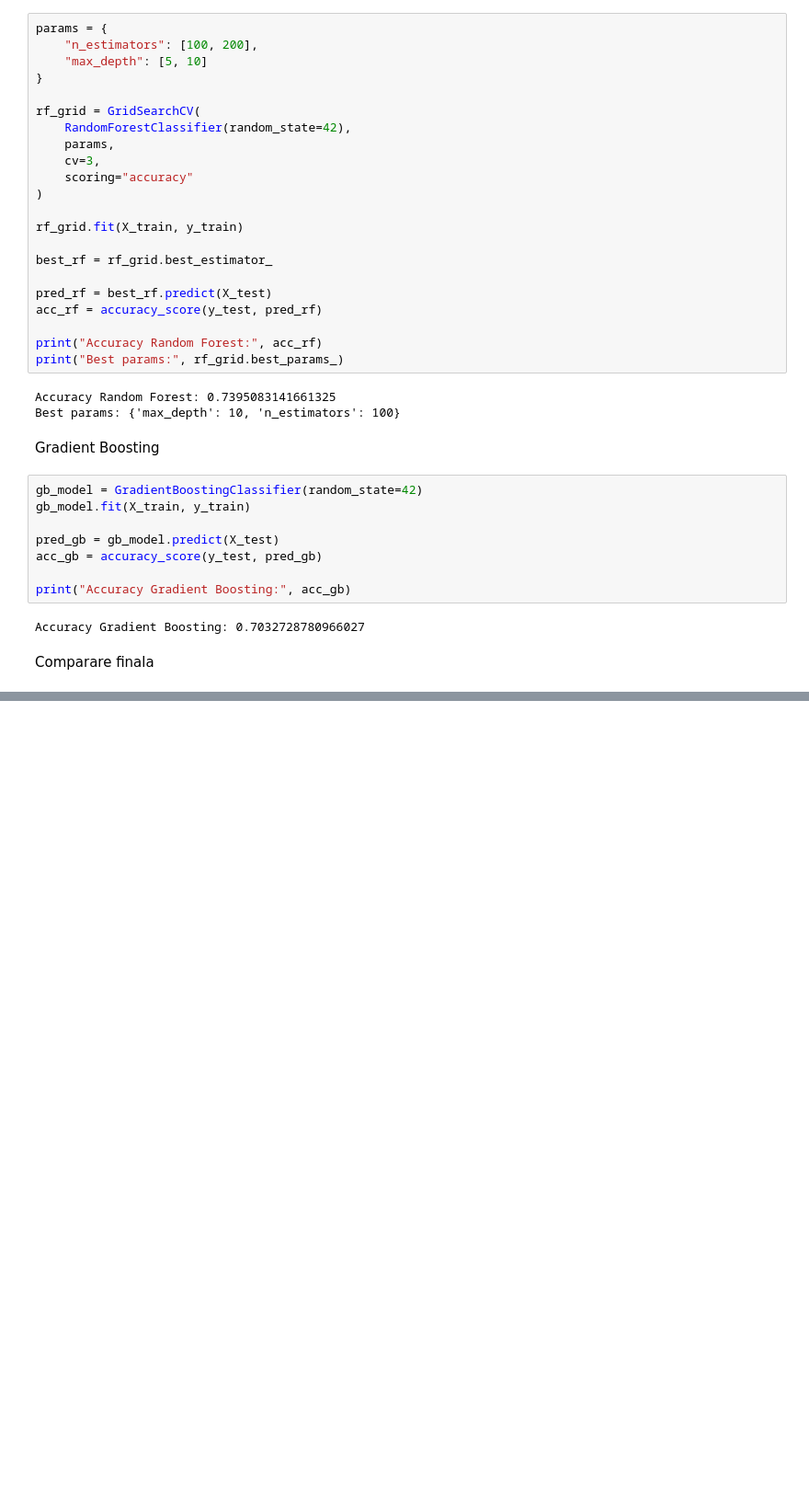
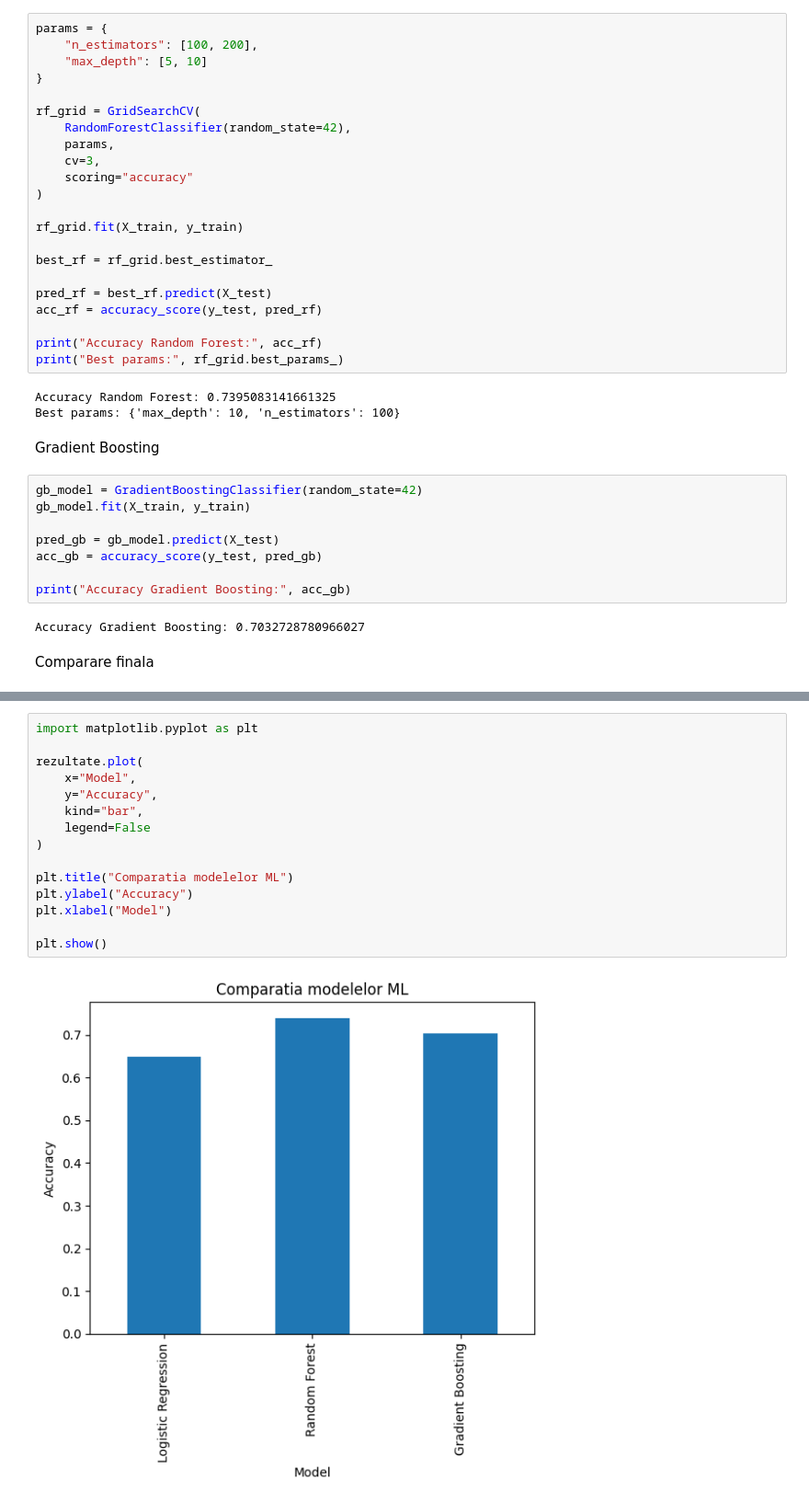
Before and after one commit to costinandrei153-blip/proiect-ML-Tenis, a Jupyter notebook: analysis.ipynb, the cells around one changed output, grey strips where cells are left out. Shown at 92% size. Drawn from its saved outputs; the diff is of its cells as text; blank space fills up the shorter version.

```diff
--- a/analysis.ipynb
+++ b/analysis.ipynb
@@ -351,0 +402,17 @@ weighted avg       0.74      0.74      0.74     53042
+# %%
+import matplotlib.pyplot as plt
+
+rezultate.plot(
+    x="Model",
+    y="Accuracy",
+    kind="bar",
+    legend=False
+)
+
+plt.title("Comparatia modelelor ML")
+plt.ylabel("Accuracy")
+plt.xlabel("Model")
+
+plt.show()
+# %% [output]
+[figure, added]
```
Also changed, not shown: parts of 8 cells of this notebook.
